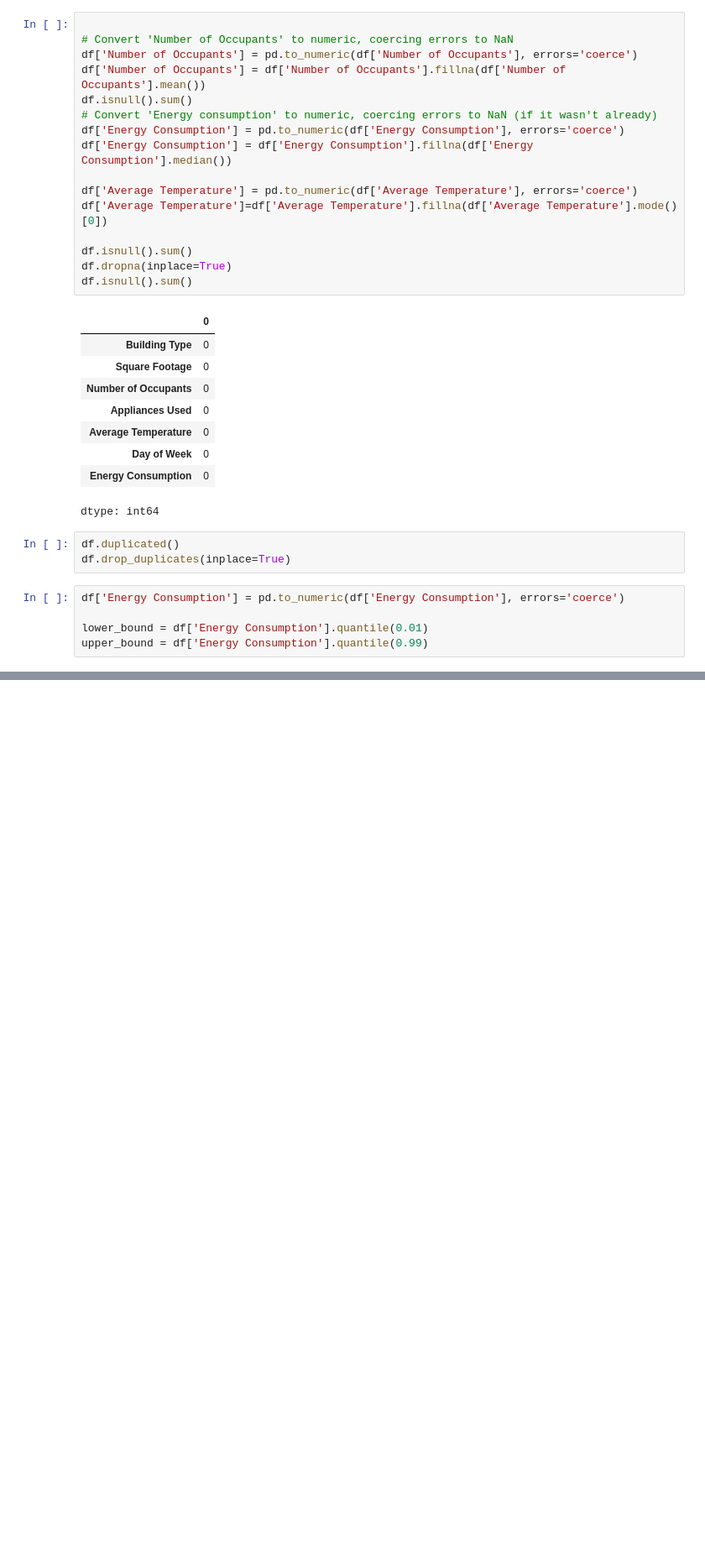
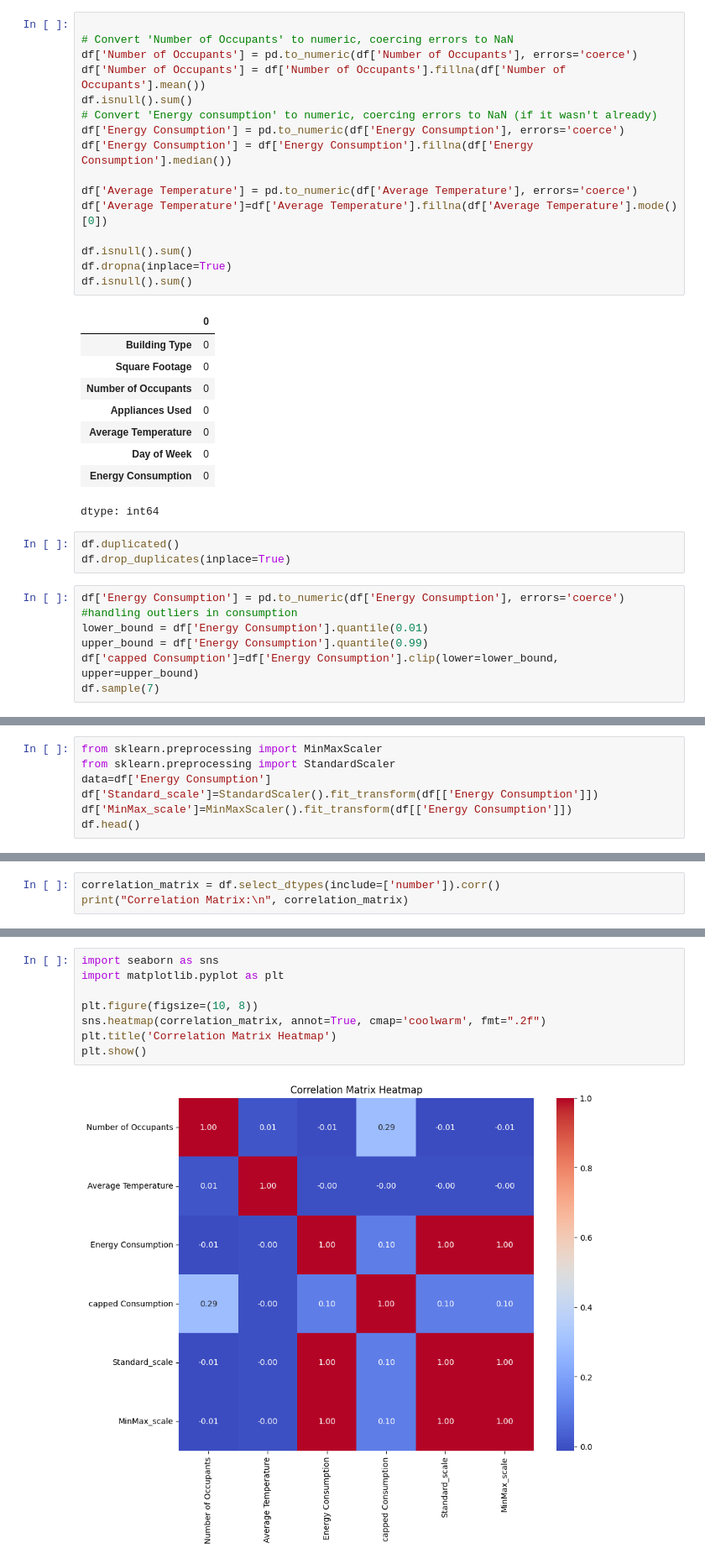
Before and after one commit to DGP2020/r5a_ailab, a Jupyter notebook: ml_lab_9july.ipynb, the cells around one changed output, grey strips where cells are left out. Shown at 84% size. Drawn from its saved outputs; the diff is of its cells as text; blank space fills up the shorter version.

```diff
--- a/ml_lab_9july.ipynb
+++ b/ml_lab_9july.ipynb
@@ -78,6 +78,8 @@ df.duplicated()
 df.drop_duplicates(inplace=True)
 # %%
 df['Energy Consumption'] = pd.to_numeric(df['Energy Consumption'], errors='coerce')
-
+#handling outliers in consumption
 lower_bound = df['Energy Consumption'].quantile(0.01)
 upper_bound = df['Energy Consumption'].quantile(0.99)
+df['capped Consumption']=df['Energy Consumption'].clip(lower=lower_bound, upper=upper_bound)
+df.sample(7)
@@ -83,0 +95,7 @@ upper_bound = df['Energy Consumption'].quantile(0.99)
+# %%
+from sklearn.preprocessing import MinMaxScaler
+from sklearn.preprocessing import StandardScaler
+data=df['Energy Consumption']
+df['Standard_scale']=StandardScaler().fit_transform(df[['Energy Consumption']])
+df['MinMax_scale']=MinMaxScaler().fit_transform(df[['Energy Consumption']])
+df.head()
@@ -83,0 +109,3 @@ upper_bound = df['Energy Consumption'].quantile(0.99)
+# %%
+correlation_matrix = df.select_dtypes(include=['number']).corr()
+print("Correlation Matrix:\n", correlation_matrix)
@@ -83,0 +130,10 @@ upper_bound = df['Energy Consumption'].quantile(0.99)
+# %%
+import seaborn as sns
+import matplotlib.pyplot as plt
+
+plt.figure(figsize=(10, 8))
+sns.heatmap(correlation_matrix, annot=True, cmap='coolwarm', fmt=".2f")
+plt.title('Correlation Matrix Heatmap')
+plt.show()
+# %% [output]
+[figure, added]
```
Also changed, not shown: parts of 3 cells of this notebook.
